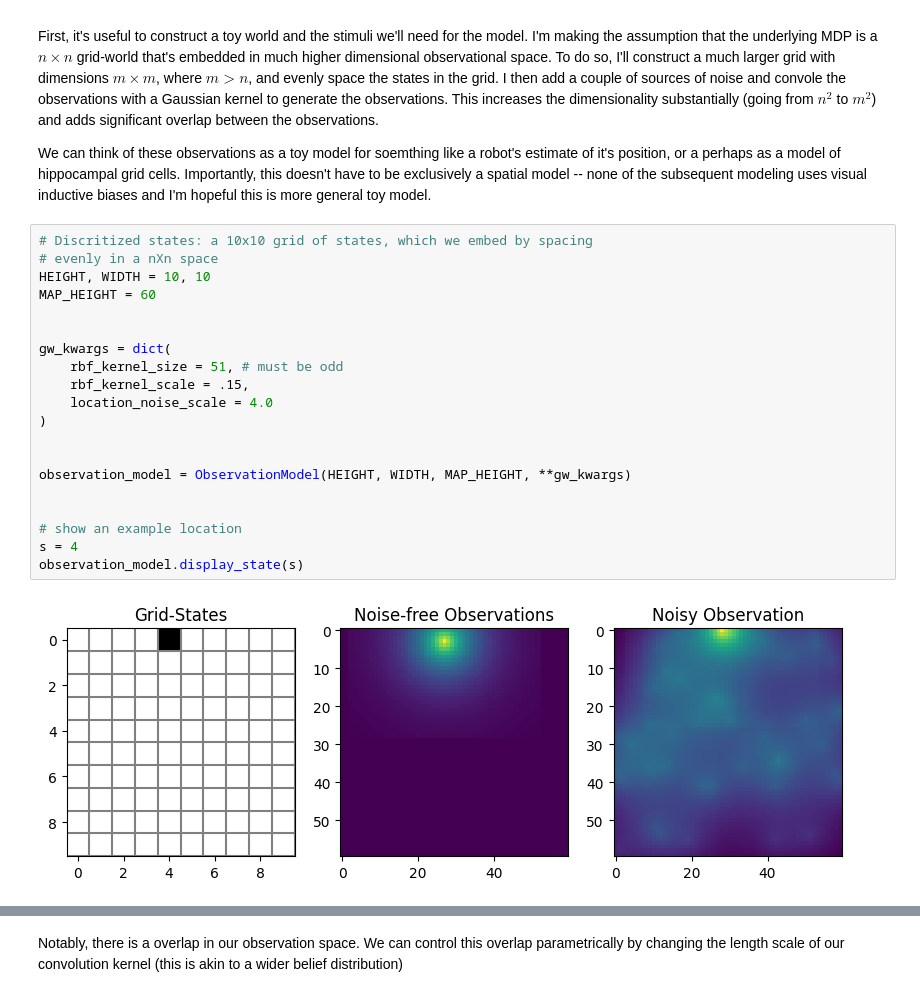
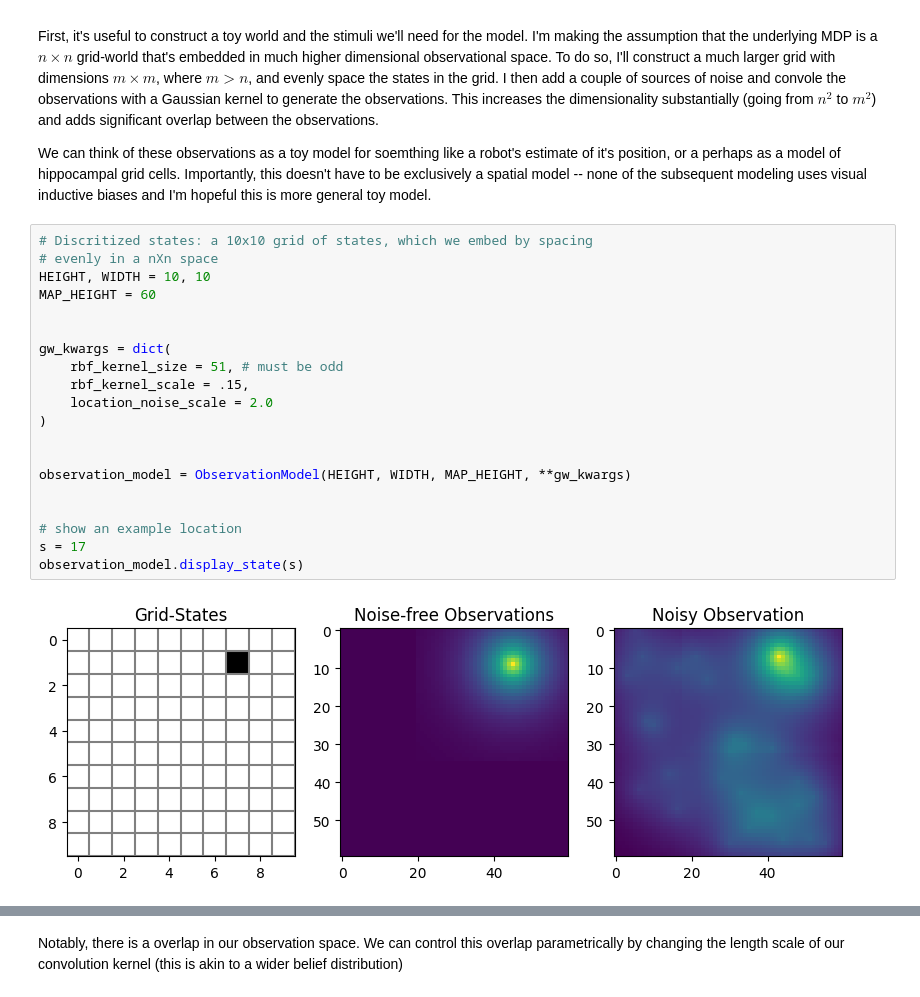
Before and after one commit to nicktfranklin/thread_the_needle, a Jupyter notebook: State_Inference_Network.ipynb, the cells around one changed output, grey strips where cells are left out. Drawn from its saved outputs; the diff is of its cells as text.

```diff
--- a/State_Inference_Network.ipynb
+++ b/State_Inference_Network.ipynb
@@ -45,25 +45,25 @@ We can think of these observations as a toy model for soemthing like a robot's e
 # %%
 # Discritized states: a 10x10 grid of states, which we embed by spacing
 # evenly in a nXn space
 HEIGHT, WIDTH = 10, 10
 MAP_HEIGHT = 60
 
 
 gw_kwargs = dict(
     rbf_kernel_size = 51, # must be odd
     rbf_kernel_scale = .15,
-    location_noise_scale = 4.0
+    location_noise_scale = 2.0
 )
 
 
 observation_model = ObservationModel(HEIGHT, WIDTH, MAP_HEIGHT, **gw_kwargs)
 
 
 # show an example location
-s = 4
+s = 17
 observation_model.display_state(s)
 # %% [output]
-[figure, old version]
+[figure, new version]
 # %%
 ## show the 1-d overlap of neighboring states
 x, _ = observation_model.get_obs_coords(26)
```
Also changed, not shown: parts of 13 cells of this notebook, 2 other files.
